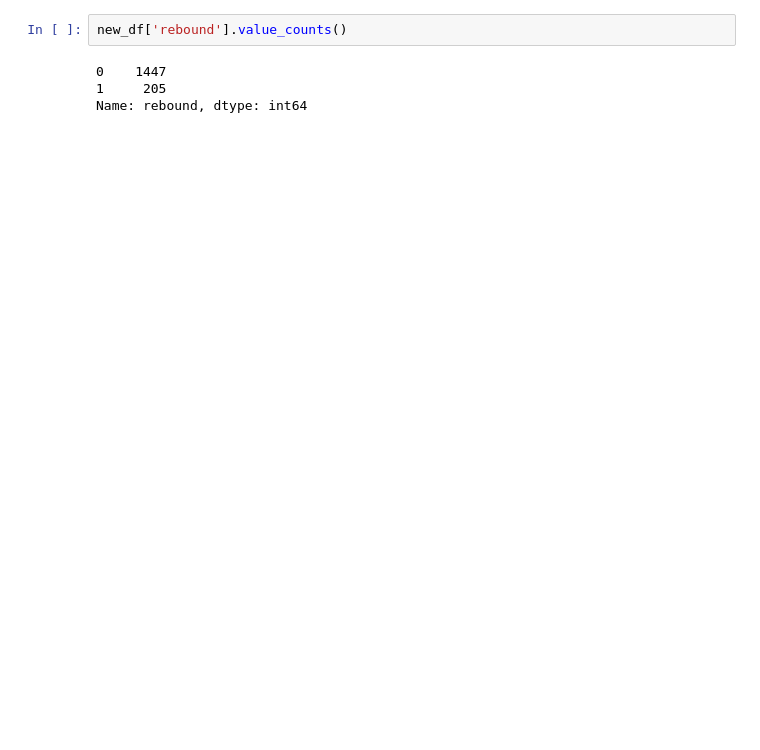
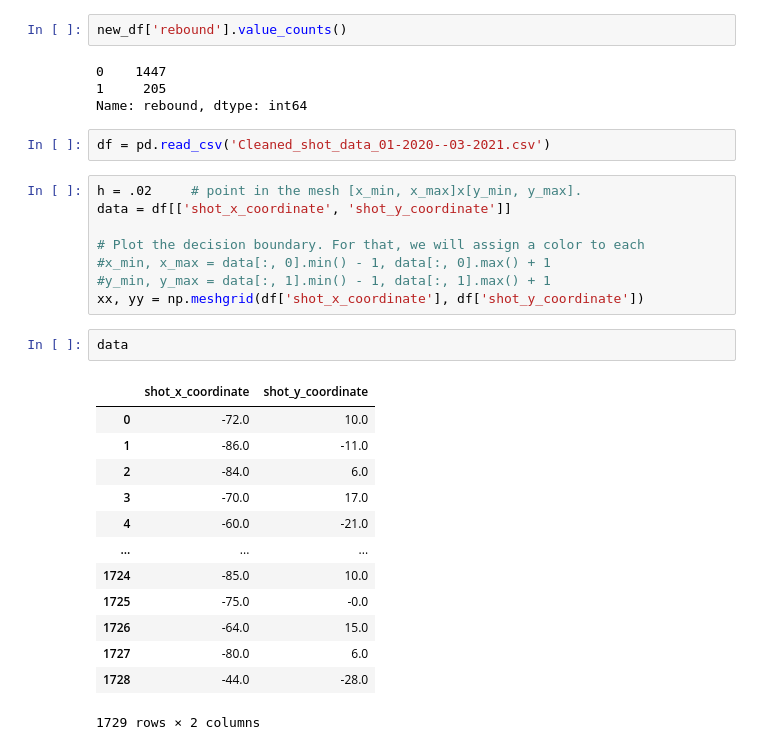
Before and after one commit to Aethernyx/NHL_Shot_Tracker, a Jupyter notebook: Data_Cleaning_and_Initial_Visualizations.ipynb, the cells around one changed output. Saved outputs shown, nothing was run; the diff lists cells and outputs as text; blank space fills up the shorter version.

```diff
--- a/Data_Cleaning_and_Initial_Visualizations.ipynb
+++ b/Data_Cleaning_and_Initial_Visualizations.ipynb
@@ -494,3 +494,29 @@ new_df['rebound'].value_counts()
 0    1447
 1     205
 Name: rebound, dtype: int64
+# %%
+df = pd.read_csv('Cleaned_shot_data_01-2020--03-2021.csv')
+# %%
+h = .02     # point in the mesh [x_min, x_max]x[y_min, y_max].
+data = df[['shot_x_coordinate', 'shot_y_coordinate']]
+
+# Plot the decision boundary. For that, we will assign a color to each
+#x_min, x_max = data[:, 0].min() - 1, data[:, 0].max() + 1
+#y_min, y_max = data[:, 1].min() - 1, data[:, 1].max() + 1
+xx, yy = np.meshgrid(df['shot_x_coordinate'], df['shot_y_coordinate'])
+# %%
+data
+# %% [output]
+|  | shot_x_coordinate | shot_y_coordinate |
+| 0 | -72.0 | 10.0 |
+| 1 | -86.0 | -11.0 |
+| 2 | -84.0 | 6.0 |
+| 3 | -70.0 | 17.0 |
+| 4 | -60.0 | -21.0 |
+| ... | ... | ... |
+| 1724 | -85.0 | 10.0 |
+| 1725 | -75.0 | -0.0 |
+| 1726 | -64.0 | 15.0 |
+| 1727 | -80.0 | 6.0 |
+| 1728 | -44.0 | -28.0 |
+1729 rows × 2 columns
```
Also changed, not shown: parts of 9 cells of this notebook, 9 other files.
